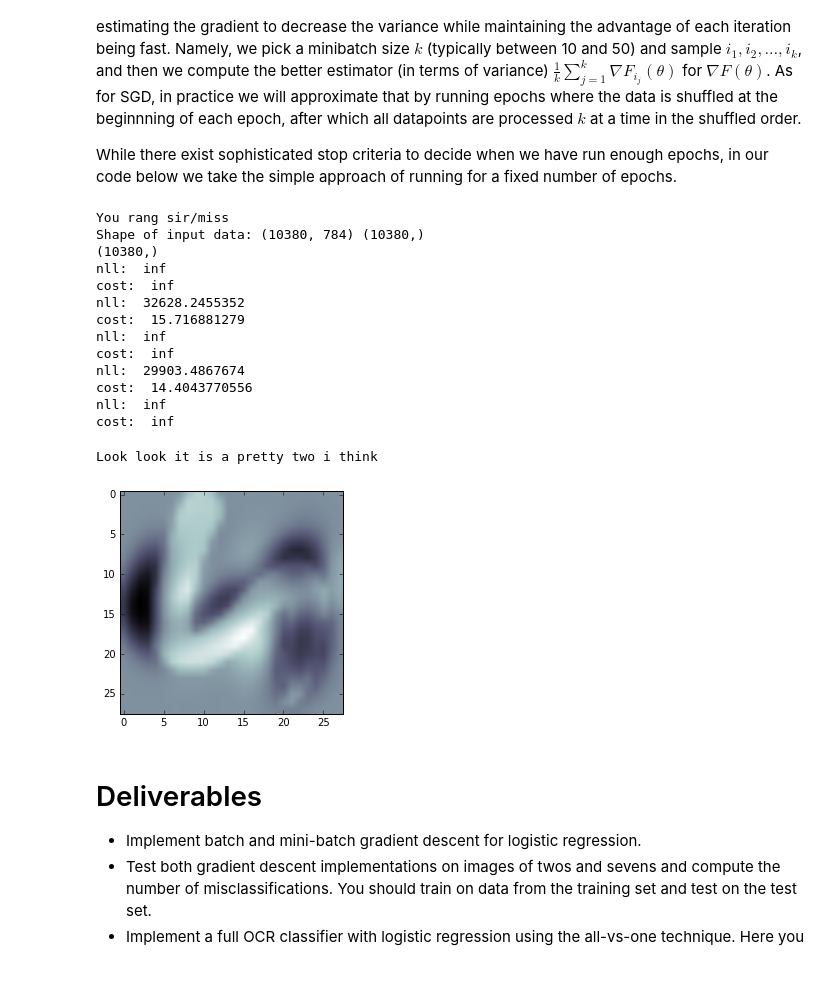
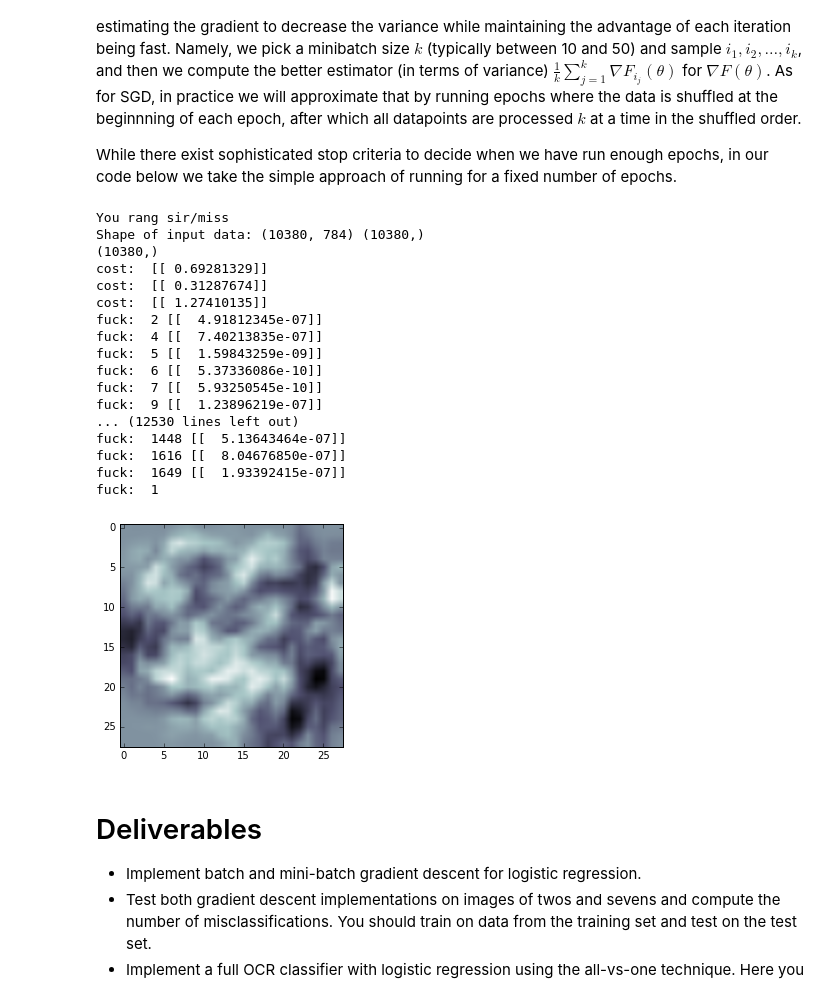
Before and after one commit to hed98bpb/MachineLearning, a Jupyter notebook: Handin1/Handin_1_Machine_Learning_2016.ipynb, the cells around one changed output. Cells and saved outputs as stored; diff of their text form; code cells hidden in the pictures.

```diff
--- a/Handin1/Handin_1_Machine_Learning_2016.ipynb
+++ b/Handin1/Handin_1_Machine_Learning_2016.ipynb
@@ -237,12 +237,12 @@ def logistic(z):
         corresponding input entry after applying the logistic function to it
     """
     """
-    exp_z = np.exp(-z)
-    print('z: ', exp_z)
-    """
+    print('z: ', z)
+
 
     return 1/(1 + np.exp(-z))
-
+    """
+    return np.exp(z)/(np.exp(z)+1)
 
 
 
@@ -267,16 +267,18 @@ def log_cost(X, y, w, reg=0):
     res = 0
     for i in range(0, n-1):
 
-        sigma_w_X = logistic(np.dot(np.transpose(w),X[i, :]))
+        sigma_w_X = logistic(np.dot(w.reshape(1,-1),X[i, :].reshape(-1,1)))
+
+        if sigma_w_X < 10**-6:
+            print('fuck: ', i, sigma_w_X)
         if y[i] == 0:
             res+=np.log(1-sigma_w_X)
         else:
             res += np.log(sigma_w_X)
 
     nll = -res
-    print('nll: ', nll)
     cost = nll/n
-    grad = -(np.dot(np.transpose(X), (y-logistic(np.dot(X, w)))))
+    grad = -(np.dot(np.transpose(X), (y.reshape(-1,1)-logistic(np.dot(X, w)))))
     return cost, grad
 
 def batch_grad_descent(X, y, w=None, reg=0):
@@ -295,13 +297,12 @@ def batch_grad_descent(X, y, w=None, reg=0):
 
     """print('Please implement me and use all data in each gradient computation')"""
     if w is None:
-        w = np.zeros(X.shape[1])
-    w = X[0, :]
+        w = np.zeros((X.shape[1], 1))
 
-    for i in range(5):
+    for i in range(1000):
         cost, gradient = log_cost(X, y, w)
         print('cost: ', cost)
-        w = w - (1/n)*gradient
+        w = w - 0.05*(1/n)*gradient
 
     return w
 
@@ -322,46 +323,49 @@ def mini_batch_grad_descent(X, y, w=None, reg=0, batchsize=16, epochs=10):
     """
     print('Please implement me and use "batchsize" data points in each gradient computation')
     if w is None:
         w = np.zeros(X.shape[1])
     n = X.shape[0]
 
     return w
 
 def main():
     """An example main method. You should replace this with whatever you need."""
     print('You rang sir/miss')
     digits, labels = load_data()
     idx1 = (labels == 2)
     idx2 = (labels == 7)
     print(idx1.shape)
     img27 = digits[idx1 | idx2,:]
     lab27 = labels[idx1 | idx2]
     lab27[lab27==2] = 0
     lab27[lab27==7] = 1
 
-    w = batch_grad_descent(img27, lab27, 0)
+    w = batch_grad_descent(img27, lab27)
 
     plt.imshow(w.reshape(28, -1, order='F'), cmap='bone')
     print('Look look it is a pretty two i think')
 
 if __name__ == '__main__':
     main()
 # %% [output]
 You rang sir/miss
 Shape of input data: (10380, 784) (10380,)
 (10380,)
-nll:  inf
-cost:  inf
-nll:  32628.2455352
-cost:  15.716881279
-nll:  inf
-cost:  inf
-nll:  29903.4867674
-cost:  14.4043770556
-nll:  inf
-cost:  inf
+cost:  [[ 0.69281329]]
+cost:  [[ 0.31287674]]
+cost:  [[ 1.27410135]]
+fuck:  2 [[  4.91812345e-07]]
+fuck:  4 [[  7.40213835e-07]]
+fuck:  5 [[  1.59843259e-09]]
+fuck:  6 [[  5.37336086e-10]]
+fuck:  7 [[  5.93250545e-10]]
+fuck:  9 [[  1.23896219e-07]]
+... (12530 lines left out)
+fuck:  1448 [[  5.13643464e-07]]
+fuck:  1616 [[  8.04676850e-07]]
+fuck:  1649 [[  1.93392415e-07]]
+fuck:  1
-Look look it is a pretty two i think
-[figure, old version]
+[figure, new version]
 # %% [markdown]
 # Deliverables
 * Implement batch and mini-batch gradient descent for logistic regression.
```
